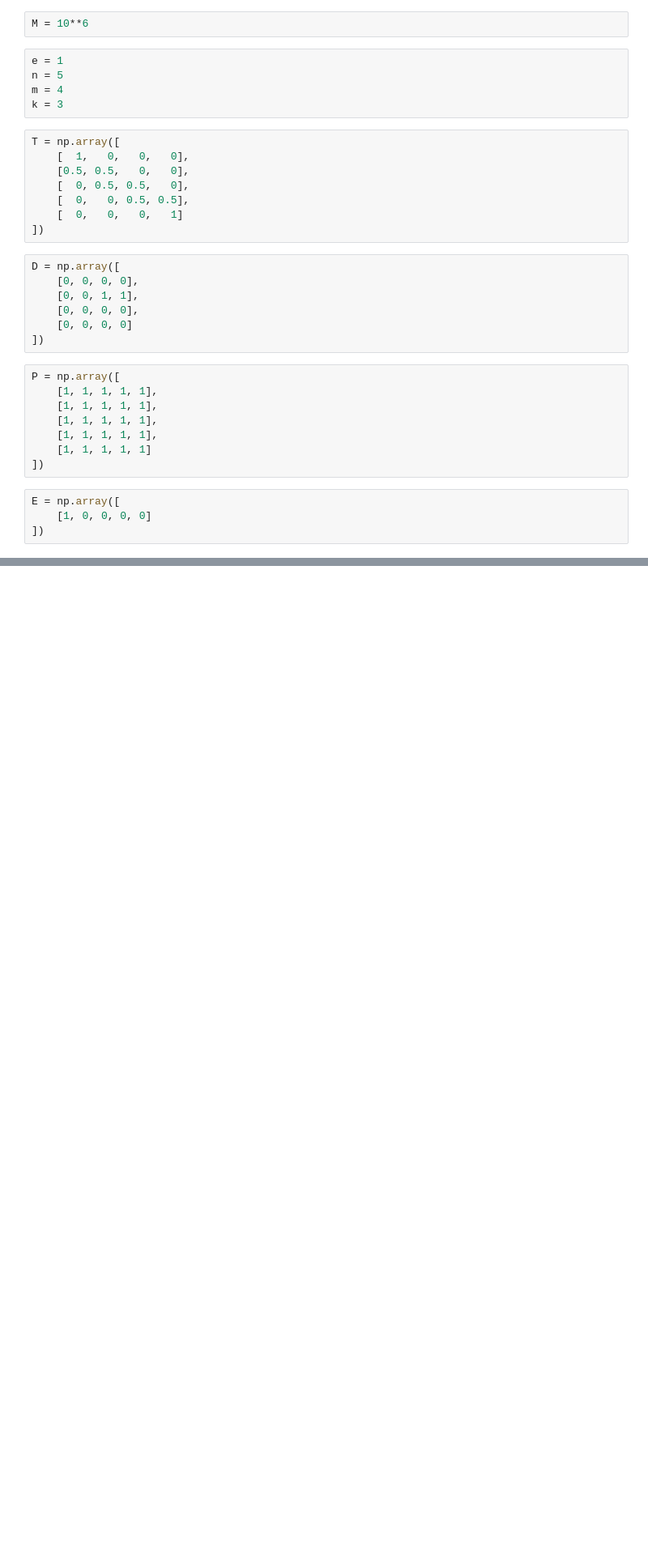
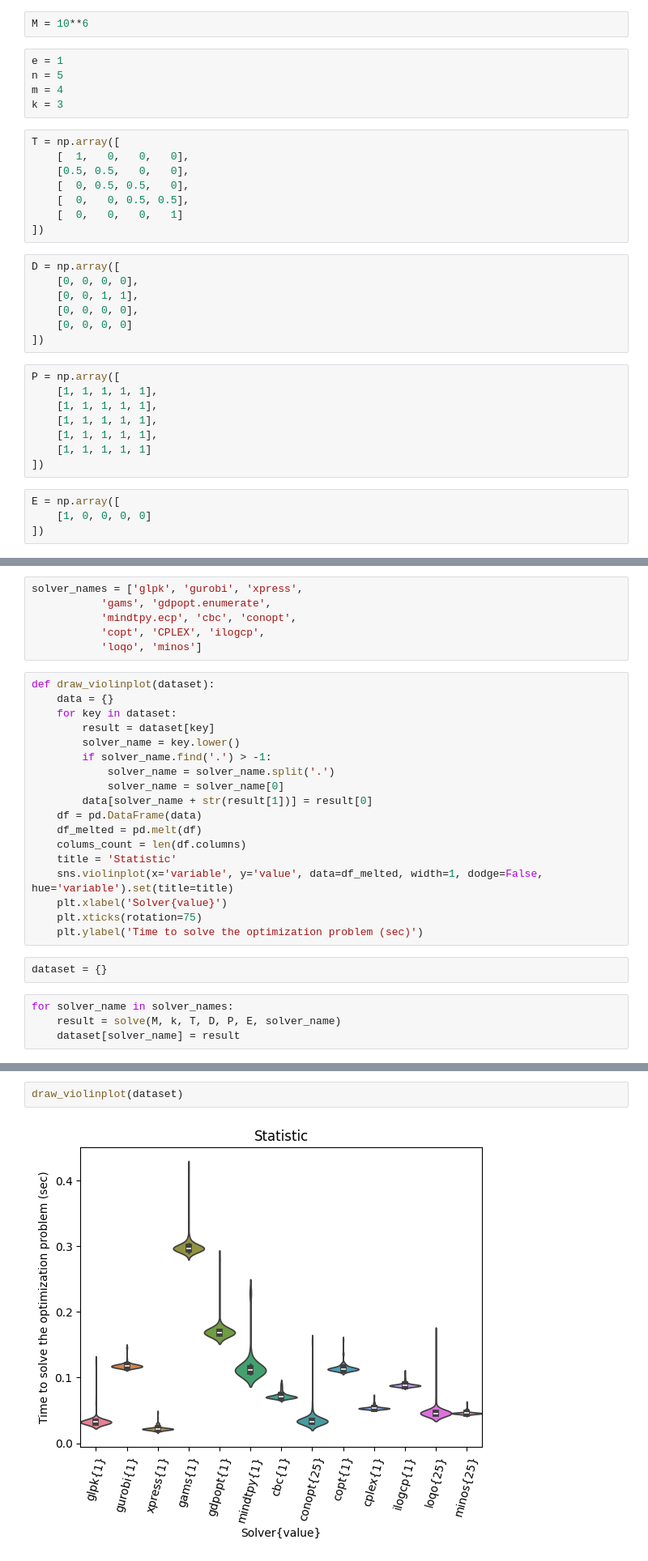
Before and after one commit to Dambr/yewking, a Jupyter notebook: task_description/publication_2.ipynb, the cells around one changed output, grey strips where cells are left out. Shown at 81% size. Drawn from its saved outputs; the diff is of its cells as text; blank space fills up the shorter version.

```diff
--- a/task_description/publication_2.ipynb
+++ b/task_description/publication_2.ipynb
@@ -195,0 +127,30 @@ np.dot(np.dot(mtx1, mtx2), mtx2)
+# %%
+solver_names = ['glpk', 'gurobi', 'xpress',
+           'gams', 'gdpopt.enumerate',
+           'mindtpy.ecp', 'cbc', 'conopt',
+           'copt', 'CPLEX', 'ilogcp',
+           'loqo', 'minos']
+# %%
+def draw_violinplot(dataset):
+    data = {}
+    for key in dataset:
+        result = dataset[key]
+        solver_name = key.lower()
+        if solver_name.find('.') > -1:
+            solver_name = solver_name.split('.')
+            solver_name = solver_name[0]
+        data[solver_name + str(result[1])] = result[0]
+    df = pd.DataFrame(data)
+    df_melted = pd.melt(df)
+    colums_count = len(df.columns)
+    title = 'Statistic'
+    sns.violinplot(x='variable', y='value', data=df_melted, width=1, dodge=False, hue='variable').set(title=title)
+    plt.xlabel('Solver{value}')
+    plt.xticks(rotation=75)
+    plt.ylabel('Time to solve the optimization problem (sec)')
+# %%
+dataset = {}
+# %%
+for solver_name in solver_names:
+    result = solve(M, k, T, D, P, E, solver_name)
+    dataset[solver_name] = result
@@ -195,0 +171,4 @@ np.dot(np.dot(mtx1, mtx2), mtx2)
+# %%
+draw_violinplot(dataset)
+# %% [output]
+[figure, added]
```
Also changed, not shown: parts of 24 cells of this notebook, 15 other files.
